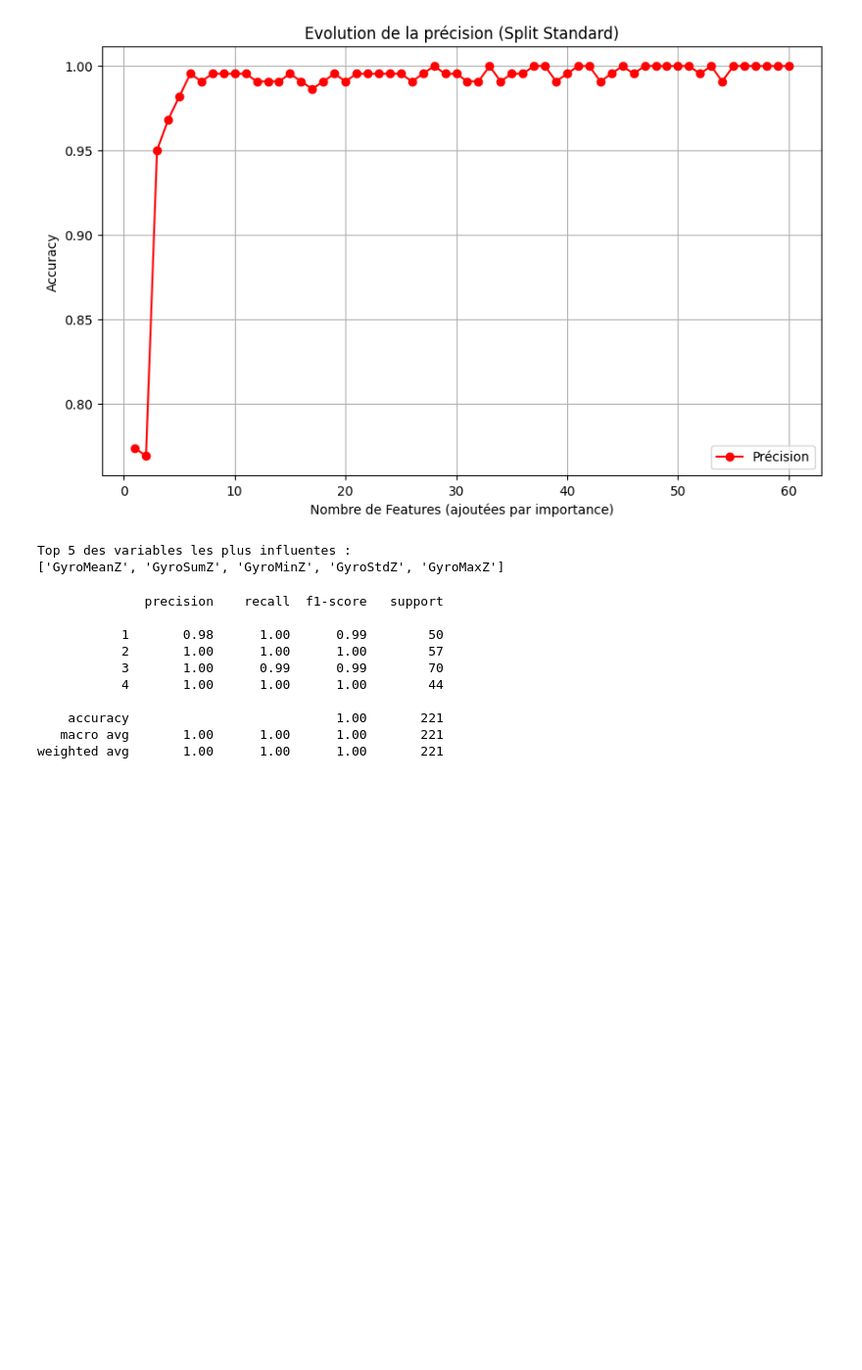
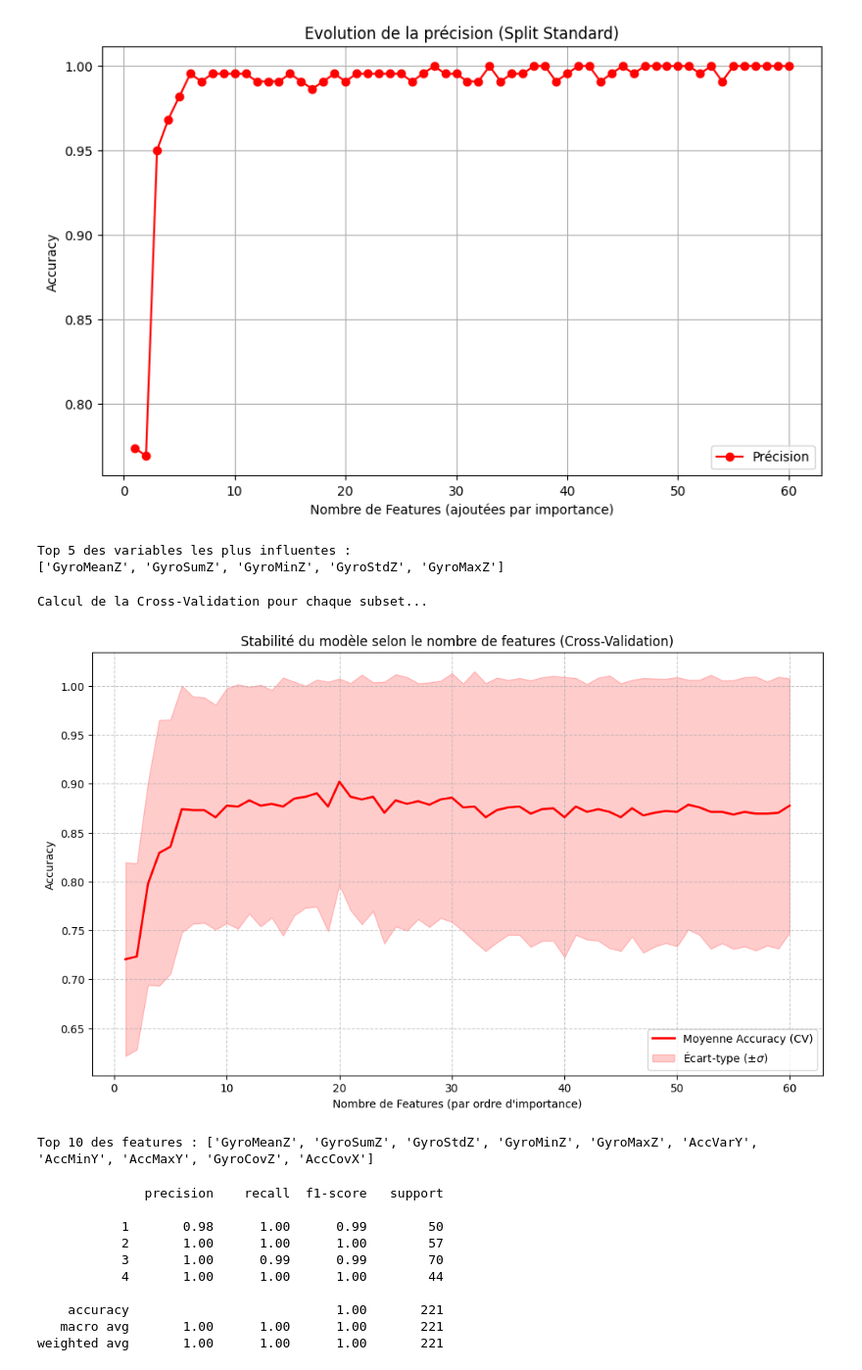
Before and after one commit to SlywoodFR/ProjetIA_Driver_Risk, a Jupyter notebook: data.ipynb, the cells around one changed output. Shown at 98% size. Saved outputs shown, nothing was run; the diff lists cells and outputs as text; code cells hidden in the pictures; blank space fills up the shorter version.

```diff
--- a/data.ipynb
+++ b/data.ipynb
@@ -134,6 +135,71 @@ Calcul en cours...
 [figure]
 Top 5 des variables les plus influentes :
 ['GyroMeanZ', 'GyroSumZ', 'GyroMinZ', 'GyroStdZ', 'GyroMaxZ']
+# %%
+import pandas as pd
+import numpy as np
+import matplotlib.pyplot as plt
+from sklearn.ensemble import RandomForestClassifier
+from sklearn.model_selection import cross_val_score, train_test_split
+
+# 1. Chargement et calcul des importances (comme précédemment)
+df = pd.read_csv(r"Driving_Behavior_Dataset/Features_By_Window_Size/sero_features_4.csv")
+X = df.drop("Target", axis=1)
+y = df["Target"]
+
+model_imp = RandomForestClassifier(n_estimators=100, random_state=42, n_jobs=-1)
+model_imp.fit(X, y)
+
+feature_names = X.columns
+feat_imp_df = pd.DataFrame({'Feature': feature_names, 'Importance': model_imp.feature_importances_})
+sorted_features = feat_imp_df.sort_values(by='Importance', ascending=False)['Feature'].tolist()
+
+# 2. Boucle d'optimisation avec Cross-Validation
+cv_means = []
+cv_stds = []
+nums = range(1, len(sorted_features) + 1)
+
+print("Calcul de la Cross-Validation pour chaque subset...")
+for k in nums:
+    top_k_features = sorted_features[:k]
+    X_k = X[top_k_features]
+
+    clf = RandomForestClassifier(n_estimators=50, random_state=42, n_jobs=-1)
+
+    # Calcul des scores sur 5 plis (folds)
+    scores = cross_val_score(clf, X_k, y, cv=5, scoring='accuracy')
+
+    cv_means.append(scores.mean())
+    cv_stds.append(scores.std())
+
+# Conversion en tableaux numpy pour faciliter les calculs du graphe
+cv_means = np.array(cv_means)
+cv_stds = np.array(cv_stds)
+
+# 3. Graphique avec zone d'incertitude
+plt.figure(figsize=(12, 7))
+
+# Courbe de la moyenne
+plt.plot(nums, cv_means, color='red', lw=2, label='Moyenne Accuracy (CV)')
+
+plt.fill_between(nums,
+                 cv_means - cv_stds,
+                 cv_means + cv_stds,
+                 color='red', alpha=0.2, label=r'Écart-type ($\pm \sigma$)')
+
+plt.title("Stabilité du modèle selon le nombre de features (Cross-Validation)")
+plt.xlabel("Nombre de Features (par ordre d'importance)")
+plt.ylabel("Accuracy")
+plt.grid(True, linestyle='--', alpha=0.7)
+plt.legend(loc='lower right')
+plt.show()
+
+
+print(f"Top 10 des features : {sorted_features[:10]}")
+# %% [output]
+Calcul de la Cross-Validation pour chaque subset...
+[figure, added]
+Top 10 des features : ['GyroMeanZ', 'GyroSumZ', 'GyroStdZ', 'GyroMinZ', 'GyroMaxZ', 'AccVarY', 'AccMinY', 'AccMaxY', 'GyroCovZ', 'AccCovX']
 # %%
 import pandas as pd
 from sklearn.model_selection import train_test_split
```
Also changed, not shown: parts of 3 cells of this notebook.
